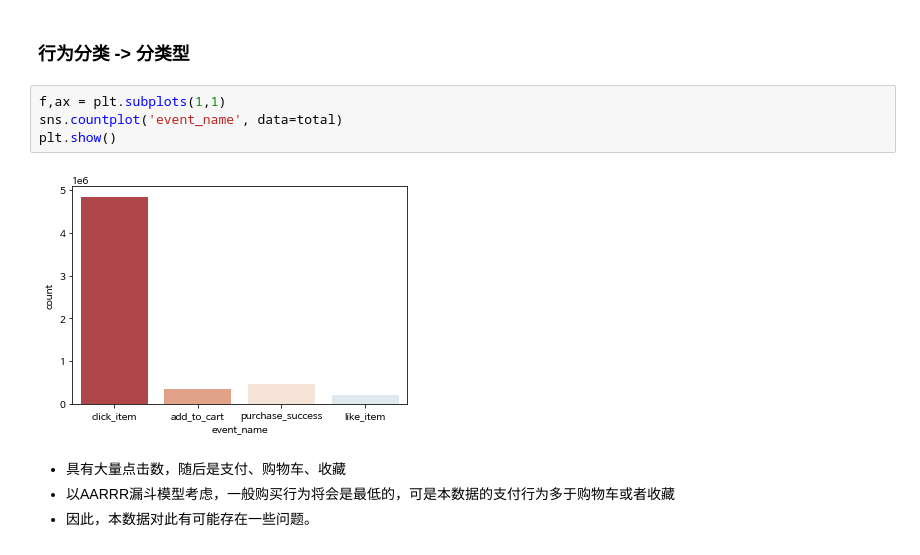
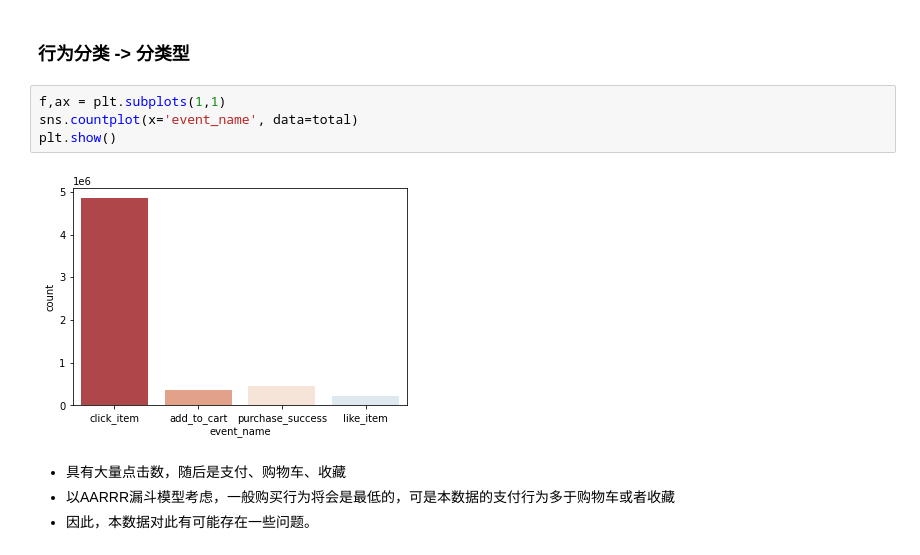
Before and after one commit to Piaozan/29CM, a Jupyter notebook: 2_数据探索.ipynb, the cells around one changed output. Drawn from its saved outputs; the diff is of its cells as text.

```diff
--- a/2_数据探索.ipynb
+++ b/2_数据探索.ipynb
@@ -126,10 +126,10 @@ print('未被购买的商品数: ', total['item_no'].nunique() - total[total['ev
 ### 行为分类 -> 分类型
 # %%
 f,ax = plt.subplots(1,1)
-sns.countplot('event_name', data=total)
+sns.countplot(x='event_name', data=total)
 plt.show()
 # %% [output]
-[figure, old version]
+[figure, new version]
 # %% [markdown]
 - 具有大量点击数，随后是支付、购物车、收藏
 - 以AARRR漏斗模型考虑，一般购买行为将会是最低的，可是本数据的支付行为多于购物车或者收藏
```
Also changed, not shown: parts of 7 cells of this notebook.
